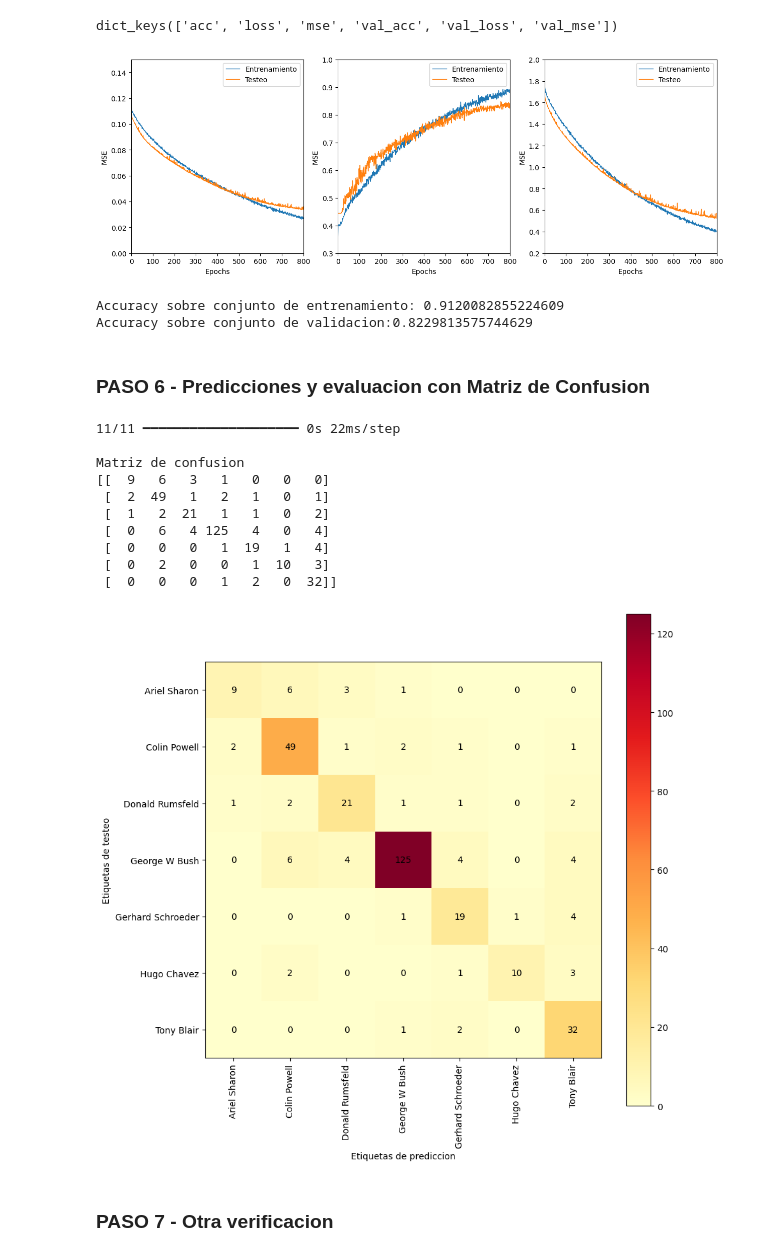
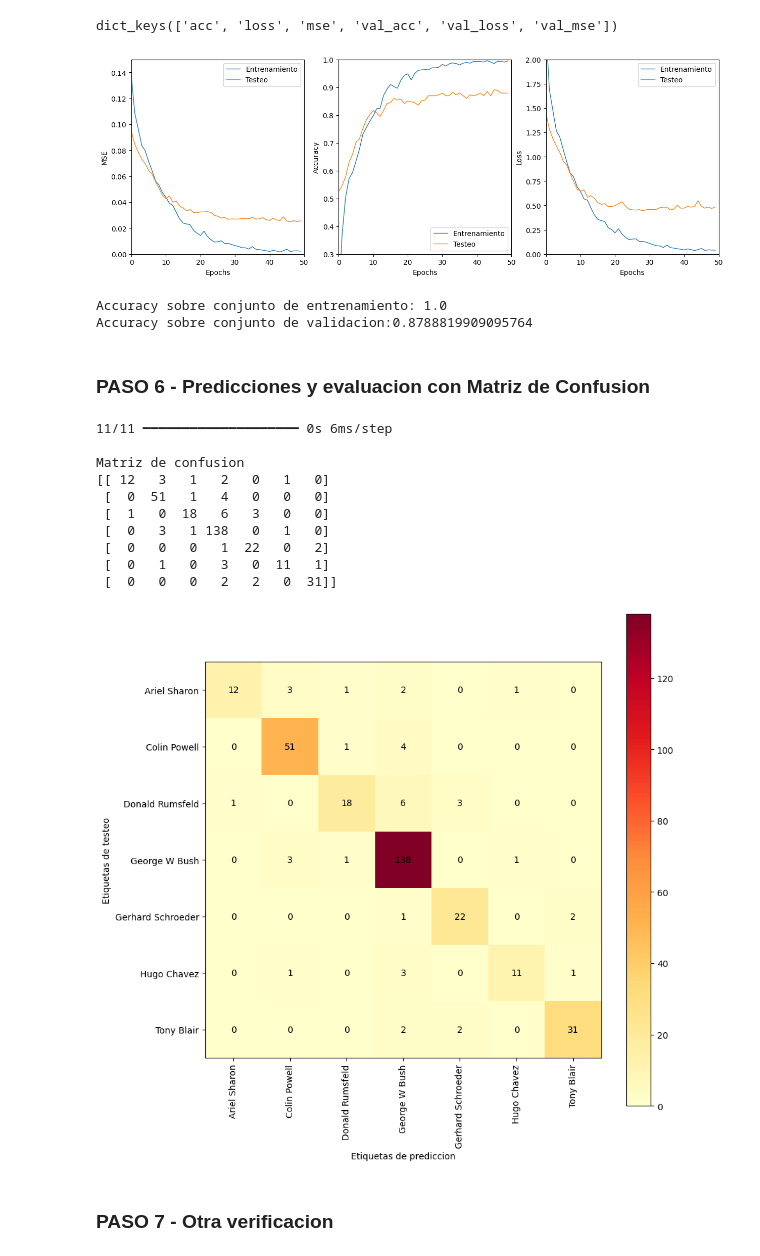
Before and after one commit to keltoi-dev/ejercicios_deep_learning, a Jupyter notebook: ejercicio_final/Fraga_1.ipynb, the cells around one changed output. Drawn from its saved outputs; the diff is of its cells as text; code cells hidden in the pictures.

```diff
--- a/ejercicio_final/Fraga_1.ipynb
+++ b/ejercicio_final/Fraga_1.ipynb
@@ -109,9 +110,9 @@ Testeo: (322, 125, 94)
 ### PASO 2 - Parametros para entrenamiento y  preparacion de los datos
 # %%
 # Estipulo los parametros para el entrenamiento de la red
-lr = 0.001
-epochs = 800
-batch_size = 40
+lr = 0.1
+epochs = 50
+batch_size = 256
 np.random.seed(9)
 
 # Preparacion de la data - Salida transformada a one-hot
@@ -121,6 +122,11 @@ y_test = to_categorical(y_test, n_classes)
 # Convertir el vector de entrada a una dimension
 x_entrenar.shape = (x_entrenar.shape[0], np.prod(x_entrenar.shape[1:]))
 x_test.shape = (x_test.shape[0], np.prod(x_test.shape[1:]))
+
+# Normalizacion de los datos de entrenamiento y validacion
+norm_scaler = StandardScaler()
+x_entrenar = norm_scaler.fit_transform(x_entrenar)
+x_test = norm_scaler.transform(x_test)
 # %%
 print(x_entrenar.shape)
 print(x_test.shape)
@@ -132,14 +138,13 @@ print(x_test.shape)
 # %%
 # Estructura de la red
 input_layer = Input(shape=x_entrenar.shape[1:])
-dense_1 = Dense(1000, activation="relu") (input_layer)
+dense_1 = Dense(500, activation="relu") (input_layer)
 dense_2 = Dense(500, activation="relu") (dense_1)
-dropout_1 = Dropout(0.1) (dense_2)
-dense_4 = Dense(300, activation="relu") (dropout_1)
-dense_5 = Dense(300, activation="relu") (dense_4)
-dropout_2 = Dropout(0.15) (dense_5)
-dense_7 = Dense(100, activation="relu") (dropout_2)
-output_layer = Dense(n_classes, activation="softmax") (dense_7)
+dropout_1 = Dropout(0.3) (dense_2)
+dense_3 = Dense(300, activation="relu") (dropout_1)
+dropout_2 = Dropout(0.5) (dense_3)
+dense_4 = Dense(100, activation="relu") (dropout_2)
+output_layer = Dense(n_classes, activation="softmax") (dense_4)
 
 # Instancia del modelo
 modelo = Model(input_layer, output_layer)
@@ -201,29 +208,29 @@ historia.history.keys()
 # %% [output]
 dict_keys(['acc', 'loss', 'mse', 'val_acc', 'val_loss', 'val_mse'])
 # %%
-def grafico_comprobacion(train, test, minimo, maximo):
+def grafico_comprobacion(train, test, minimo, maximo, ylabel):
 
     plt.plot(historia.history[train], linewidth=1, label="Entrenamiento")
     plt.plot(historia.history[test], linewidth=1, label="Testeo")
     plt.xlabel("Epochs")
-    plt.ylabel("MSE")
+    plt.ylabel(ylabel)
     plt.axis([0, epochs, minimo, maximo])
     plt.legend(loc="best")
 # %%
 f = plt.figure(figsize=(15,5))
 
 plt.subplot(1,3,1)
-grafico_comprobacion("mse", "val_mse", 0, 0.15)
+grafico_comprobacion("mse", "val_mse", 0, 0.15, "MSE")
 
 plt.subplot(1,3,2)
-grafico_comprobacion("acc", "val_acc", 0.3, 1)
+grafico_comprobacion("acc", "val_acc", 0.3, 1, "Accuracy")
 
 plt.subplot(1,3,3)
-grafico_comprobacion("loss", "val_loss", 0.2, 2)
+grafico_comprobacion("loss", "val_loss", 0, 2, "Loss")
 
 plt.show()
 # %% [output]
-[figure, old version]
+[figure, new version]
 # %%
 acc_test = modelo.evaluate(x_test, y_test,verbose=0)
 acc_entrenamiento = modelo.evaluate(x_entrenar, y_entrenar,verbose=0)
@@ -231,8 +238,8 @@ acc_entrenamiento = modelo.evaluate(x_entrenar, y_entrenar,verbose=0)
 print(f"Accuracy sobre conjunto de entrenamiento: {acc_entrenamiento[1]}")
 print(f"Accuracy sobre conjunto de validacion:{acc_test[1]}")
 # %% [output]
-Accuracy sobre conjunto de entrenamiento: 0.9120082855224609
-Accuracy sobre conjunto de validacion:0.8229813575744629
+Accuracy sobre conjunto de entrenamiento: 1.0
+Accuracy sobre conjunto de validacion:0.8788819909095764
 # %% [markdown]
 ### PASO 6 - Predicciones y evaluacion con Matriz de Confusion
 # %%
@@ -258,17 +265,17 @@ for i in range(len(target_names)):
 plt.colorbar()
 plt.show()
 # %% [output]
-11/11 ━━━━━━━━━━━━━━━━━━━━ 0s 22ms/step
+11/11 ━━━━━━━━━━━━━━━━━━━━ 0s 6ms/step
 
 Matriz de confusion
-[[  9   6   3   1   0   0   0]
- [  2  49   1   2   1   0   1]
- [  1   2  21   1   1   0   2]
- [  0   6   4 125   4   0   4]
- [  0   0   0   1  19   1   4]
- [  0   2   0   0   1  10   3]
- [  0   0   0   1   2   0  32]]
+[[ 12   3   1   2   0   1   0]
+ [  0  51   1   4   0   0   0]
+ [  1   0  18   6   3   0   0]
+ [  0   3   1 138   0   1   0]
+ [  0   0   0   1  22   0   2]
+ [  0   1   0   3   0  11   1]
+ [  0   0   0   2   2   0  31]]
-[figure, old version]
+[figure, new version]
 # %% [markdown]
 ### PASO 7 - Otra verificacion
 # %%
```
Also changed, not shown: parts of 5 cells of this notebook, 3 other files.
